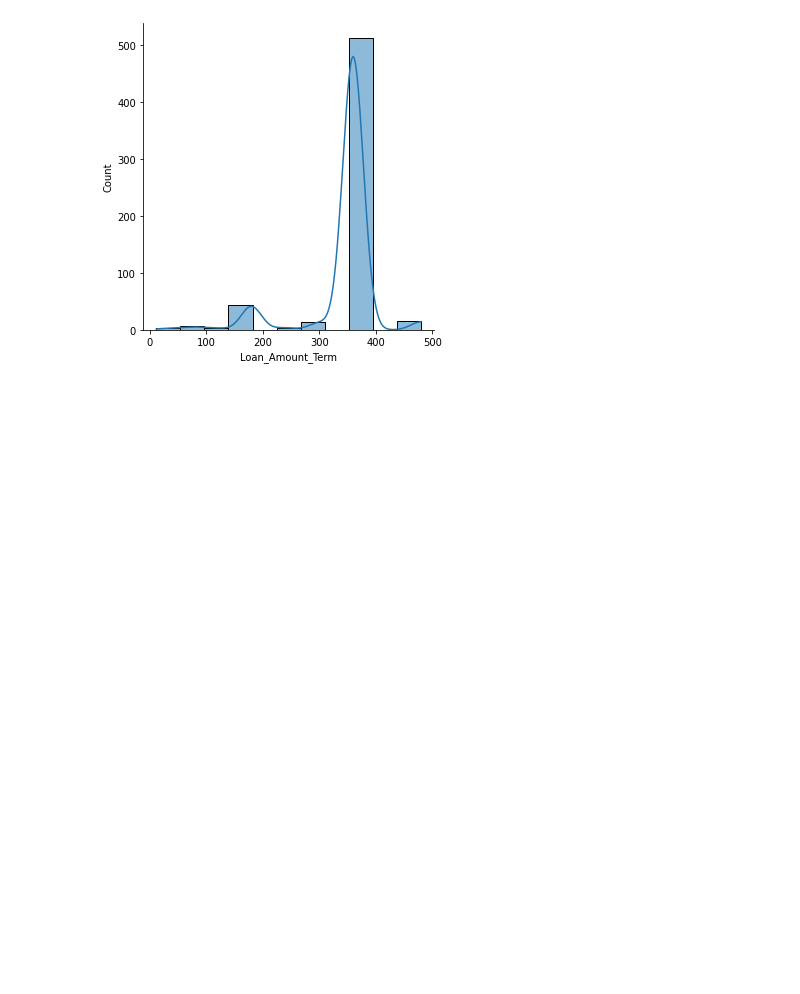
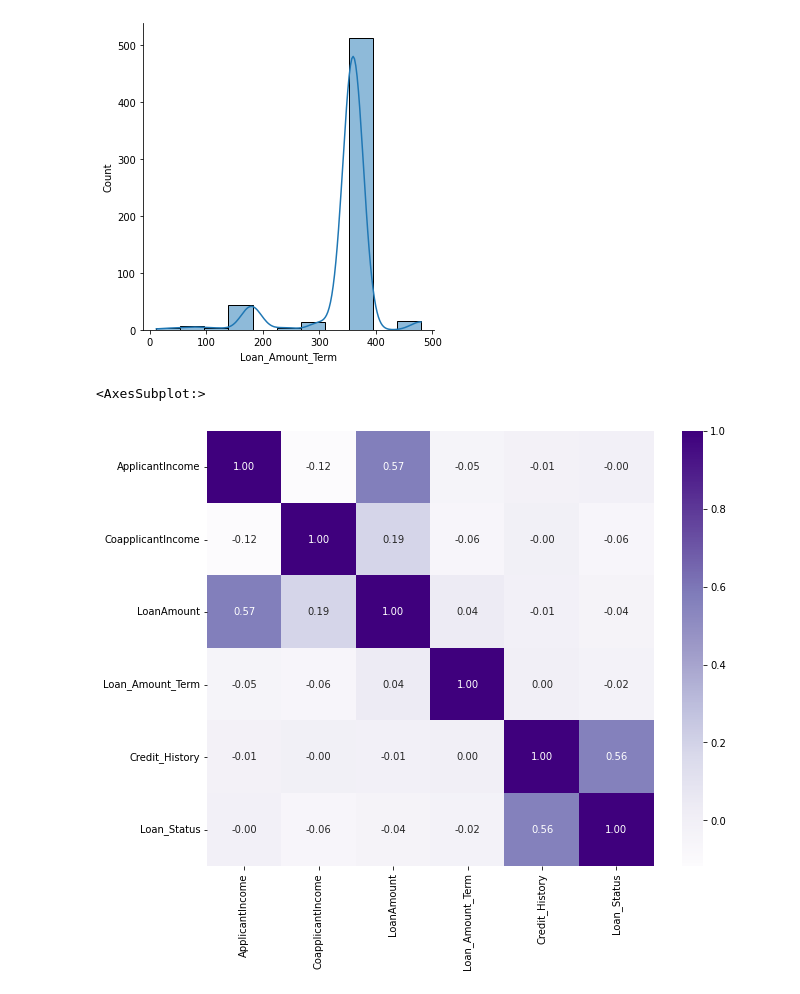
Before and after one commit to CSP-Simon/proiectDSI, a Jupyter notebook: ProiectDSI.ipynb, the cells around one changed output. Drawn from its saved outputs; the diff is of its cells as text; code cells hidden in the pictures; blank space fills up the shorter version.

```diff
--- a/ProiectDSI.ipynb
+++ b/ProiectDSI.ipynb
@@ -211,3 +213,12 @@ sns.displot(train.Loan_Amount_Term,kde=True)
 # %% [output]
 <seaborn.axisgrid.FacetGrid at 0x...>
 [figure]
+# %%
+train['Loan_Status'].replace('N', 0,inplace=True)
+train['Loan_Status'].replace('Y', 1,inplace=True)
+# %%
+plt.figure(figsize=(10,8))
+sns.heatmap(train.corr(),annot=True,fmt='.2f',cmap='Purples')
+# %% [output]
+<AxesSubplot:>
+[figure, added]
```
Also changed, not shown: parts of 3 cells of this notebook.
